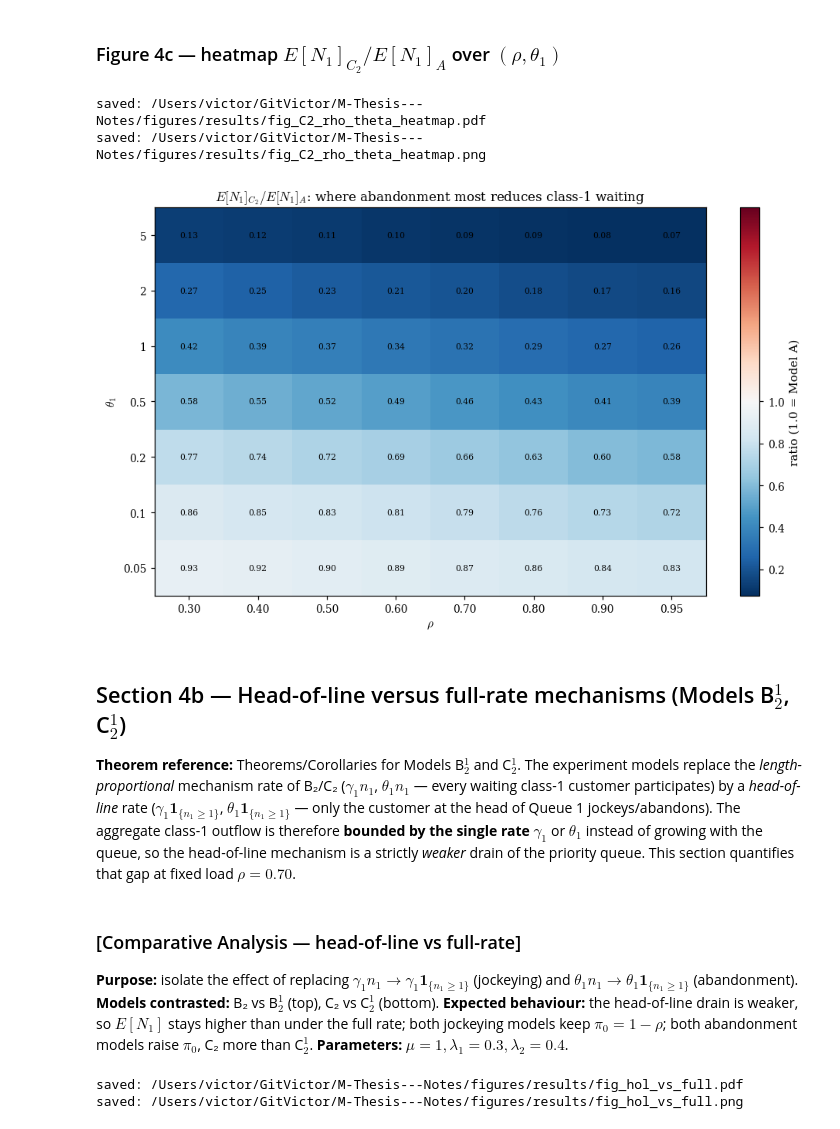
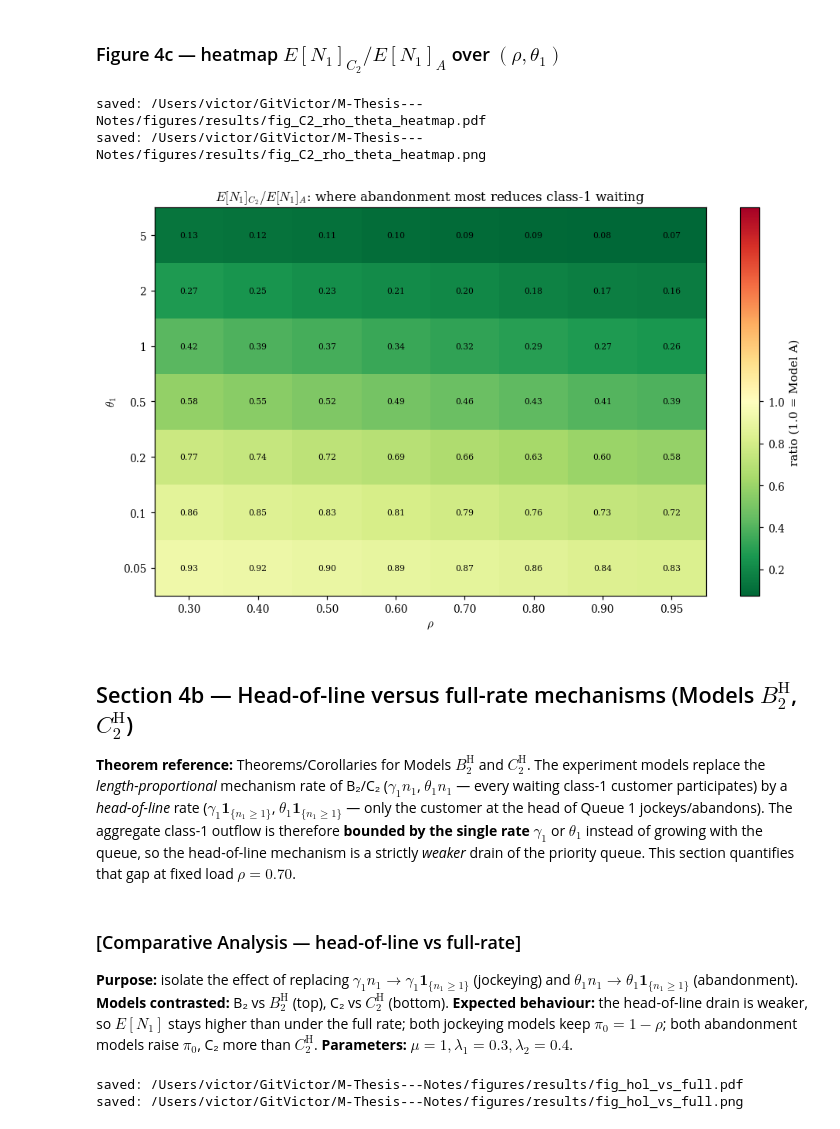
Before and after one commit to M-M-Vic/M-Thesis---Notes, a Jupyter notebook: Code/nb_exhaustive.ipynb, the cells around one changed output. Saved outputs shown, nothing was run; the diff lists cells and outputs as text; code cells hidden in the pictures.

```diff
--- a/Code/nb_exhaustive.ipynb
+++ b/Code/nb_exhaustive.ipynb
@@ -443,11 +443,11 @@ max boundary tail mass across sweep: {'A': '6.1e-04', 'B2': '6.2e-04', 'B2^1': '
 
 STYLE = {"A":    (C_A,   LS_A,   "Model A"),
          "B2":   (C_B2,  LS_B2,  r"Model B$_2$ ($\gamma_1=0.5$)"),
-         "B2^1": (C_B21, LS_B21, r"Model B$_2^1$ ($\gamma_1=0.5$)"),
+         "B2^1": (C_B21, LS_B21, r"Model $B_2^{\mathrm{H}}$ ($\gamma_1=0.5$)"),
          "C2":   (C_C2,  LS_C2,  r"Model C$_2$ ($\theta_1=0.5$)"),
-         "C2^1": (C_C21, LS_C21, r"Model C$_2^1$ ($\theta_1=0.5$)")}
+         "C2^1": (C_C21, LS_C21, r"Model $C_2^{\mathrm{H}}$ ($\theta_1=0.5$)")}
 
-SHORT = {"A": "A", "B2": r"B$_2$", "B2^1": r"B$_2^1$", "C2": r"C$_2$", "C2^1": r"C$_2^1$"}
+SHORT = {"A": "A", "B2": r"B$_2$", "B2^1": r"$B_2^{\mathrm{H}}$", "C2": r"C$_2$", "C2^1": r"$C_2^{\mathrm{H}}$"}
 
 fig, ax = plt.subplots(2, 2, figsize=(12, 8))
 
@@ -492,7 +492,7 @@ ax[1,1].set_title(r"Idle probability $\pi_0$ vs $\rho$")
 ax[1,1].legend(loc="best"); ax[1,1].grid(alpha=0.3)
 
 fig.suptitle(r"Traffic-intensity sweep ($\mu=1$, $\lambda_1{:}\lambda_2=3{:}4$): "
-             r"A, B$_2$, B$_2^1$ (jockeying) vs C$_2$, C$_2^1$ (abandonment)", fontsize=12)
+             r"A, B$_2$, $B_2^{\mathrm{H}}$ (jockeying) vs C$_2$, $C_2^{\mathrm{H}}$ (abandonment)", fontsize=12)
 fig.tight_layout()
 savefig("fig_sweep_EN_vs_rho")
 plt.show()
@@ -827,39 +827,39 @@ for j, rho in enumerate(RHO_HM):
     tol = 1e-6 if rho >= 0.85 else 1e-8
     rA_loc, dA_loc, _, _ = solve_adaptive(Params(l1, l2, MU), N_max=60, tail_tol=tol, cap=cap)
     for i, th in enumerate(TH_HM):
         try:
             _, dC, _, _ = solve_adaptive(Params(l1, l2, MU, theta1=float(th)),
                                          N_max=60, tail_tol=tol, cap=cap)
             if dA_loc["E_n1"] > 1e-9:
                 ratio_grid[i, j] = dC["E_n1"] / dA_loc["E_n1"]
         except (ValueError, RuntimeError):
             pass
 
 fig, ax = plt.subplots(figsize=(9, 5.5))
 vmin = np.nanmin(ratio_grid); vmax = max(np.nanmax(ratio_grid), 1.0 + 1e-6)
 norm = TwoSlopeNorm(vmin=vmin, vcenter=1.0, vmax=vmax)
-im = ax.imshow(ratio_grid, origin="lower", aspect="auto", cmap="RdBu_r", norm=norm)
+im = ax.imshow(ratio_grid, origin="lower", aspect="auto", cmap="RdYlGn_r", norm=norm)
 ax.set_xticks(range(len(RHO_HM))); ax.set_xticklabels([f"{r:.2f}" for r in RHO_HM])
 ax.set_yticks(range(len(TH_HM)));  ax.set_yticklabels([f"{t:g}" for t in TH_HM])
 ax.set_xlabel(r"$\rho$"); ax.set_ylabel(r"$\theta_1$")
 ax.set_title(r"$E[N_1]_{C_2}/E[N_1]_A$: where abandonment most reduces class-1 waiting")
 for i in range(len(TH_HM)):
     for j in range(len(RHO_HM)):
         if np.isfinite(ratio_grid[i,j]):
             ax.text(j, i, f"{ratio_grid[i,j]:.2f}", ha="center", va="center",
                     fontsize=7, color="black")
 plt.colorbar(im, ax=ax, label=r"ratio (1.0 = Model A)")
 fig.tight_layout()
 savefig("fig_C2_rho_theta_heatmap")
 plt.show()
 # %% [output]
 saved: /Users/victor/GitVictor/M-Thesis---Notes/figures/results/fig_C2_rho_theta_heatmap.pdf
 saved: /Users/victor/GitVictor/M-Thesis---Notes/figures/results/fig_C2_rho_theta_heatmap.png
-[figure, old version]
+[figure, new version]
 # %% [markdown]
-## Section 4b — Head-of-line versus full-rate mechanisms (Models B$_2^1$, C$_2^1$)
+## Section 4b — Head-of-line versus full-rate mechanisms (Models $B_2^{\mathrm{H}}$, $C_2^{\mathrm{H}}$)
 
-**Theorem reference:** Theorems/Corollaries for Models B$_2^1$ and C$_2^1$. The experiment
+**Theorem reference:** Theorems/Corollaries for Models $B_2^{\mathrm{H}}$ and $C_2^{\mathrm{H}}$. The experiment
 models replace the *length-proportional* mechanism rate of B₂/C₂
 ($\gamma_1 n_1$, $\theta_1 n_1$ — every waiting class-1 customer participates) by a
 *head-of-line* rate ($\gamma_1\mathbf{1}_{\{n_1\geq1\}}$, $\theta_1\mathbf{1}_{\{n_1\geq1\}}$ —
@@ -871,10 +871,10 @@ section quantifies that gap at fixed load $\rho=0.70$.
 ### [Comparative Analysis — head-of-line vs full-rate]
 **Purpose:** isolate the effect of replacing $\gamma_1 n_1\to\gamma_1\mathbf{1}_{\{n_1\geq1\}}$
 (jockeying) and $\theta_1 n_1\to\theta_1\mathbf{1}_{\{n_1\geq1\}}$ (abandonment).
-**Models contrasted:** B₂ vs B$_2^1$ (top), C₂ vs C$_2^1$ (bottom).
+**Models contrasted:** B₂ vs $B_2^{\mathrm{H}}$ (top), C₂ vs $C_2^{\mathrm{H}}$ (bottom).
 **Expected behaviour:** the head-of-line drain is weaker, so $E[N_1]$ stays higher than under
 the full rate; both jockeying models keep $\pi_0=1-\rho$; both abandonment models raise
-$\pi_0$, C₂ more than C$_2^1$. **Parameters:** $\mu=1,\lambda_1=0.3,\lambda_2=0.4$.
+$\pi_0$, C₂ more than $C_2^{\mathrm{H}}$. **Parameters:** $\mu=1,\lambda_1=0.3,\lambda_2=0.4$.
 # %%
 
 RATE_VALS = np.array([0.05,0.1,0.2,0.5,1.0,2.0,5.0,10.0,25.0,50.0])
```
Also changed, not shown: parts of 13 cells of this notebook, 38 other files.
